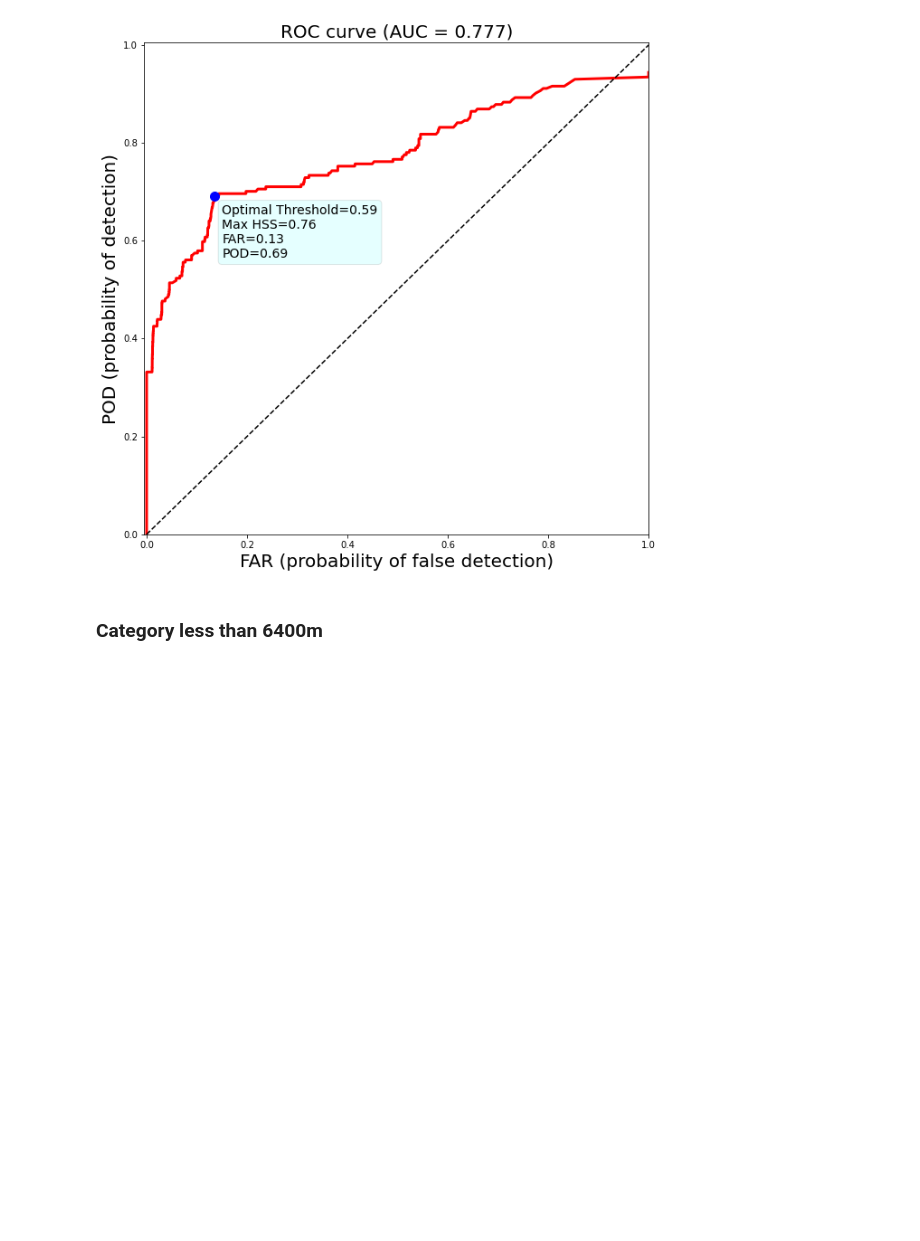
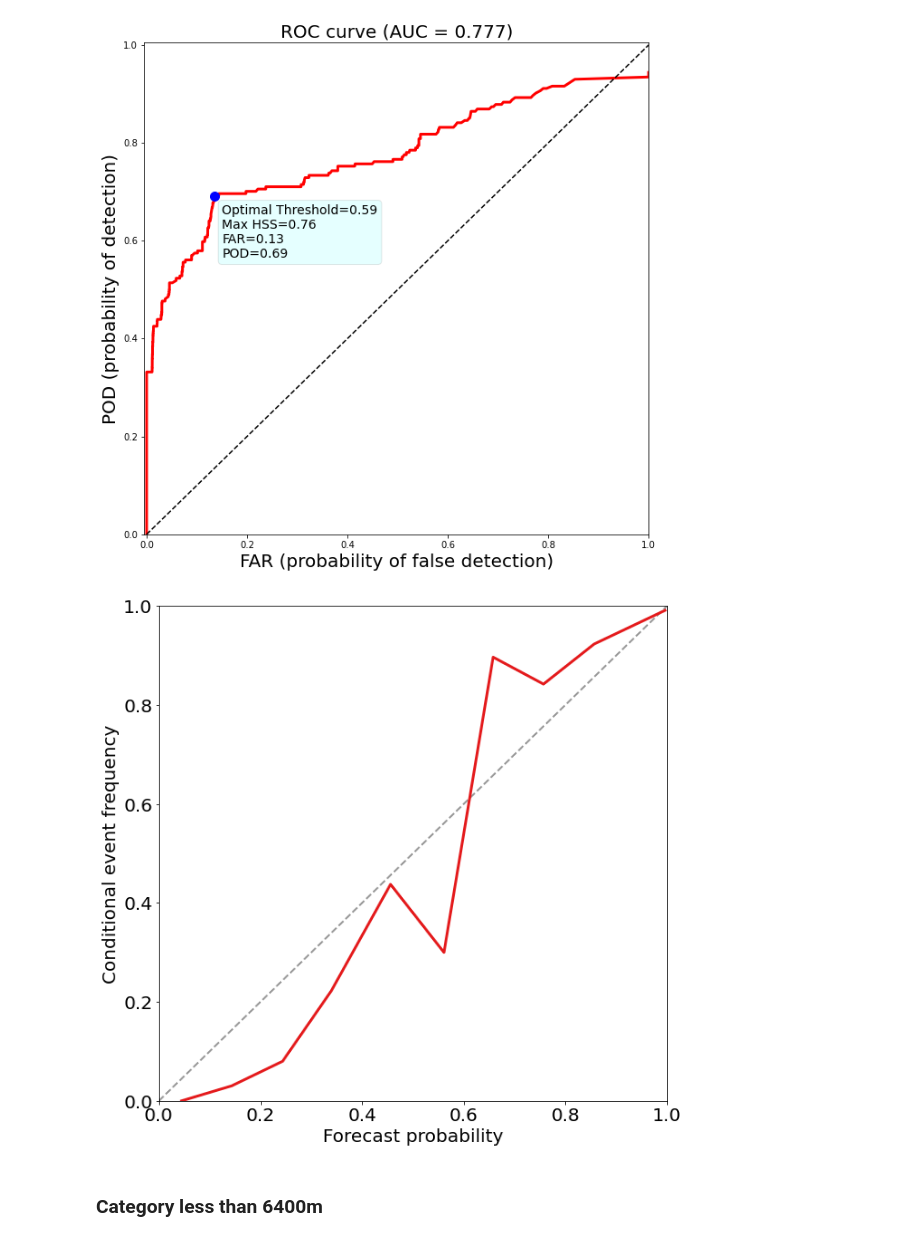
Before and after one commit to conrad-blucher-institute/FogNet, a Jupyter notebook: Evaluation/Evaluation.ipynb, the cells around one changed output. Cells and saved outputs as stored; diff of their text form; code cells hidden in the pictures; blank space fills up the shorter version.

```diff
--- a/Evaluation/Evaluation.ipynb
+++ b/Evaluation/Evaluation.ipynb
@@ -124,6 +127,11 @@ _ = cnn_evaluate.ROC_Curve_Plot(optimal_threshold_24_3200, TrAcc243200, Res24320
 # %% [output]
 <Figure size 720x720 with 0 Axes>
 [figure]
+# %%
+mean_forecast_probs, mean_event_frequencies, num_examples_by_bin = cnn_evaluate.plot_reliability_curve(
+    tr_24_3200_ytrue, tr_24_3200_ypred[:, 1], num_bins=10, axes_object=None)
+# %% [output]
+[figure, added]
 # %% [markdown]
 ### Category less than 6400m
 # %%
```
Also changed, not shown: parts of 13 cells of this notebook, 1 other file.
